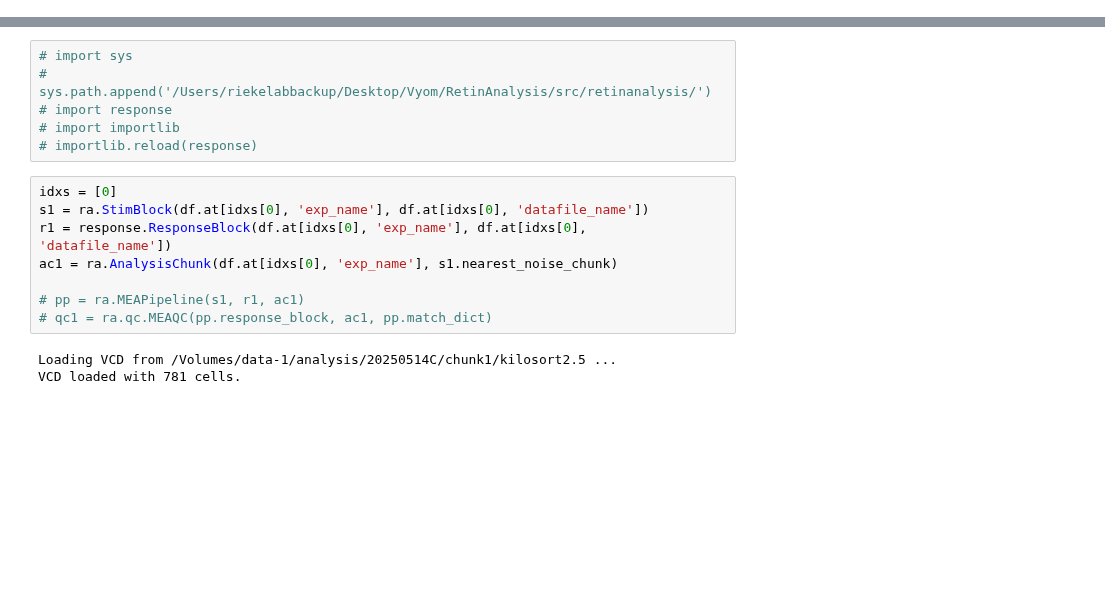
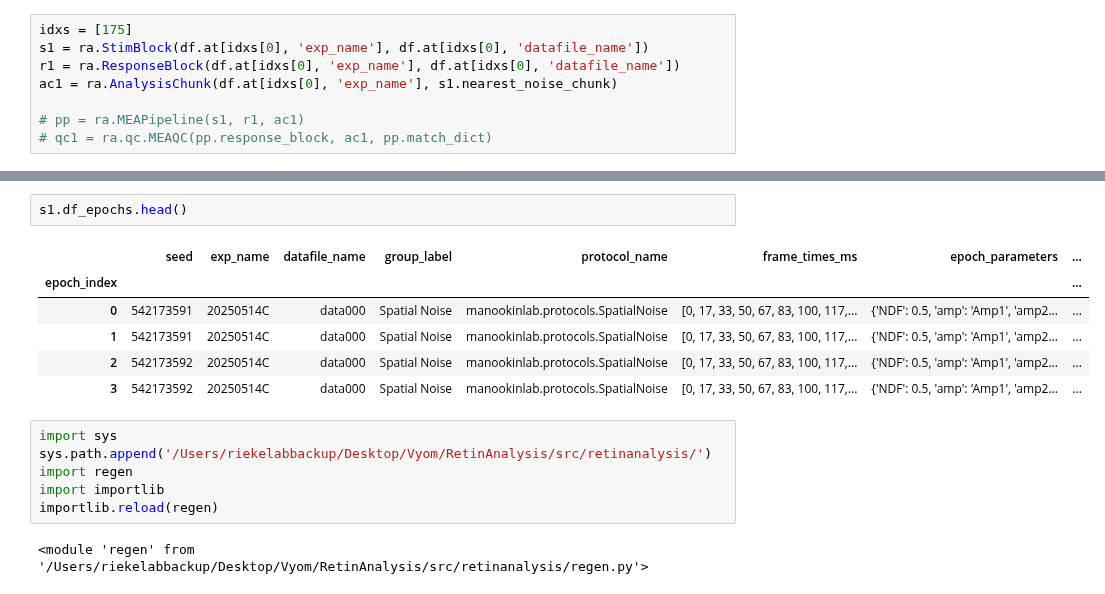
Before and after one commit to DRezeanu/retinanalysis, a Jupyter notebook: nbs/query_test.ipynb, the cells around one changed output, grey strips where cells are left out. Cells and saved outputs as stored; diff of their text form; blank space fills up the shorter version.

```diff
--- a/nbs/query_test.ipynb
+++ b/nbs/query_test.ipynb
@@ -101,0 +37,8 @@ ra.Epoch
+# %%
+idxs = [175]
+s1 = ra.StimBlock(df.at[idxs[0], 'exp_name'], df.at[idxs[0], 'datafile_name'])
+r1 = ra.ResponseBlock(df.at[idxs[0], 'exp_name'], df.at[idxs[0], 'datafile_name'])
+ac1 = ra.AnalysisChunk(df.at[idxs[0], 'exp_name'], s1.nearest_noise_chunk)
+
+# pp = ra.MEAPipeline(s1, r1, ac1)
+# qc1 = ra.qc.MEAQC(pp.response_block, ac1, pp.match_dict)
@@ -102,17 +73,17 @@ ra.Epoch
+# %%
+s1.df_epochs.head()
+# %% [output]
+|  | seed | exp_name | datafile_name | group_label | protocol_name | frame_times_ms | epoch_parameters | ... |
+| epoch_index |  |  |  |  |  |  |  | ... |
+| 0 | 542173591 | 20250514C | data000 | Spatial Noise | manookinlab.protocols.SpatialNoise | [0, 17, 33, 50, 67, 83, 100, 117,... | {'NDF': 0.5, 'amp': 'Amp1', 'amp2... | ... |
+| 1 | 542173591 | 20250514C | data000 | Spatial Noise | manookinlab.protocols.SpatialNoise | [0, 17, 33, 50, 67, 83, 100, 117,... | {'NDF': 0.5, 'amp': 'Amp1', 'amp2... | ... |
+| 2 | 542173592 | 20250514C | data000 | Spatial Noise | manookinlab.protocols.SpatialNoise | [0, 17, 33, 50, 67, 83, 100, 117,... | {'NDF': 0.5, 'amp': 'Amp1', 'amp2... | ... |
+| 3 | 542173592 | 20250514C | data000 | Spatial Noise | manookinlab.protocols.SpatialNoise | [0, 17, 33, 50, 67, 83, 100, 117,... | {'NDF': 0.5, 'amp': 'Amp1', 'amp2... | ... |
 # %%
-# import sys
-# sys.path.append('/Users/riekelabbackup/Desktop/Vyom/RetinAnalysis/src/retinanalysis/')
-# import response
-# import importlib
-# importlib.reload(response)
+import sys
+sys.path.append('/Users/riekelabbackup/Desktop/Vyom/RetinAnalysis/src/retinanalysis/')
+import regen
+import importlib
+importlib.reload(regen)
+# %% [output]
+<module 'regen' from '/Users/riekelabbackup/Desktop/Vyom/RetinAnalysis/src/retinanalysis/regen.py'>
-# %%
-idxs = [0]
-s1 = ra.StimBlock(df.at[idxs[0], 'exp_name'], df.at[idxs[0], 'datafile_name'])
-r1 = response.ResponseBlock(df.at[idxs[0], 'exp_name'], df.at[idxs[0], 'datafile_name'])
-ac1 = ra.AnalysisChunk(df.at[idxs[0], 'exp_name'], s1.nearest_noise_chunk)
-
-# pp = ra.MEAPipeline(s1, r1, ac1)
-# qc1 = ra.qc.MEAQC(pp.response_block, ac1, pp.match_dict)
-# %% [output]
-Loading VCD from /Volumes/data-1/analysis/20250514C/chunk1/kilosort2.5 ...
-VCD loaded with 781 cells.
```
Also changed, not shown: parts of 23 cells of this notebook.
